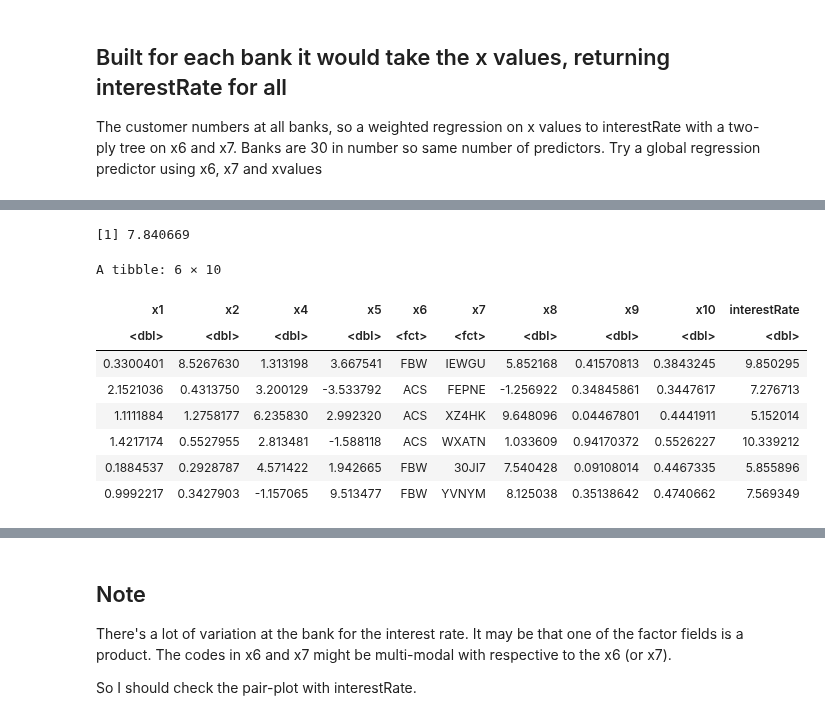
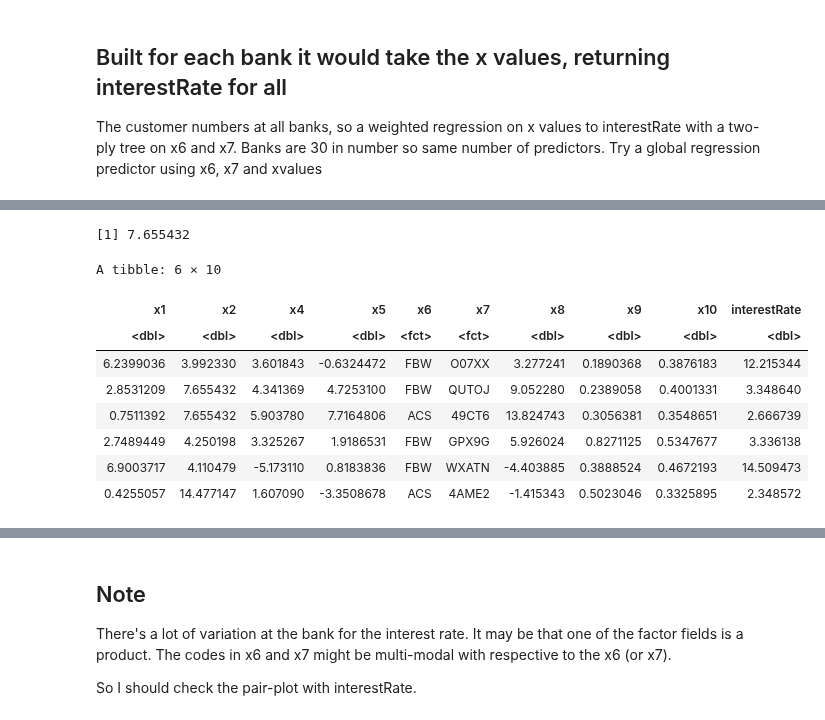
Before and after one commit to eepgwde/pyeg0, a Jupyter notebook: caret/classr1/smava02.ipynb, the cells around one changed output, grey strips where cells are left out. Saved outputs shown, nothing was run; the diff lists cells and outputs as text; code cells hidden in the pictures.

```diff
--- a/caret/classr1/smava02.ipynb
+++ b/caret/classr1/smava02.ipynb
@@ -436,20 +309,20 @@ A data.frame: 3 × 1
 # %%
 ## "x6", "x7"
-df4 <- train[train$bank == "B1" & train$accepted == "YES", setdiff(colnames(train), c("customerNumber", "bank", "accepted", "x3"))]
+df4 <- train[train$bank == tag & train$accepted == "YES", setdiff(colnames(train), c("customerNumber", "bank", "accepted", "x3"))]
 
 x2bar <- mean(df4$x2, trim=0, na.rm=TRUE)
 x2bar
 df4[is.na(df4$x2), "x2"] <- x2bar
 head(df4)
 # %% [output]
-[1] 7.840669
+[1] 7.655432
 A tibble: 6 × 10
 | x1 | x2 | x4 | x5 | x6 | x7 | x8 | x9 | x10 | interestRate |
 | <dbl> | <dbl> | <dbl> | <dbl> | <fct> | <fct> | <dbl> | <dbl> | <dbl> | <dbl> |
-| 0.3300401 | 8.5267630 | 1.313198 | 3.667541 | FBW | IEWGU | 5.852168 | 0.41570813 | 0.3843245 | 9.850295 |
-| 2.1521036 | 0.4313750 | 3.200129 | -3.533792 | ACS | FEPNE | -1.256922 | 0.34845861 | 0.3447617 | 7.276713 |
-| 1.1111884 | 1.2758177 | 6.235830 | 2.992320 | ACS | XZ4HK | 9.648096 | 0.04467801 | 0.4441911 | 5.152014 |
-| 1.4217174 | 0.5527955 | 2.813481 | -1.588118 | ACS | WXATN | 1.033609 | 0.94170372 | 0.5526227 | 10.339212 |
-| 0.1884537 | 0.2928787 | 4.571422 | 1.942665 | FBW | 30JI7 | 7.540428 | 0.09108014 | 0.4467335 | 5.855896 |
-| 0.9992217 | 0.3427903 | -1.157065 | 9.513477 | FBW | YVNYM | 8.125038 | 0.35138642 | 0.4740662 | 7.569349 |
+| 6.2399036 | 3.992330 | 3.601843 | -0.6324472 | FBW | O07XX | 3.277241 | 0.1890368 | 0.3876183 | 12.215344 |
+| 2.8531209 | 7.655432 | 4.341369 | 4.7253100 | FBW | QUTOJ | 9.052280 | 0.2389058 | 0.4001331 | 3.348640 |
+| 0.7511392 | 7.655432 | 5.903780 | 7.7164806 | ACS | 49CT6 | 13.824743 | 0.3056381 | 0.3548651 | 2.666739 |
+| 2.7489449 | 4.250198 | 3.325267 | 1.9186531 | FBW | GPX9G | 5.926024 | 0.8271125 | 0.5347677 | 3.336138 |
+| 6.9003717 | 4.110479 | -5.173110 | 0.8183836 | FBW | WXATN | -4.403885 | 0.3888524 | 0.4672193 | 14.509473 |
+| 0.4255057 | 14.477147 | 1.607090 | -3.3508678 | ACS | 4AME2 | -1.415343 | 0.5023046 | 0.3325895 | 2.348572 |
 # %%
```
Also changed, not shown: parts of 25 cells of this notebook, 3 other files.
